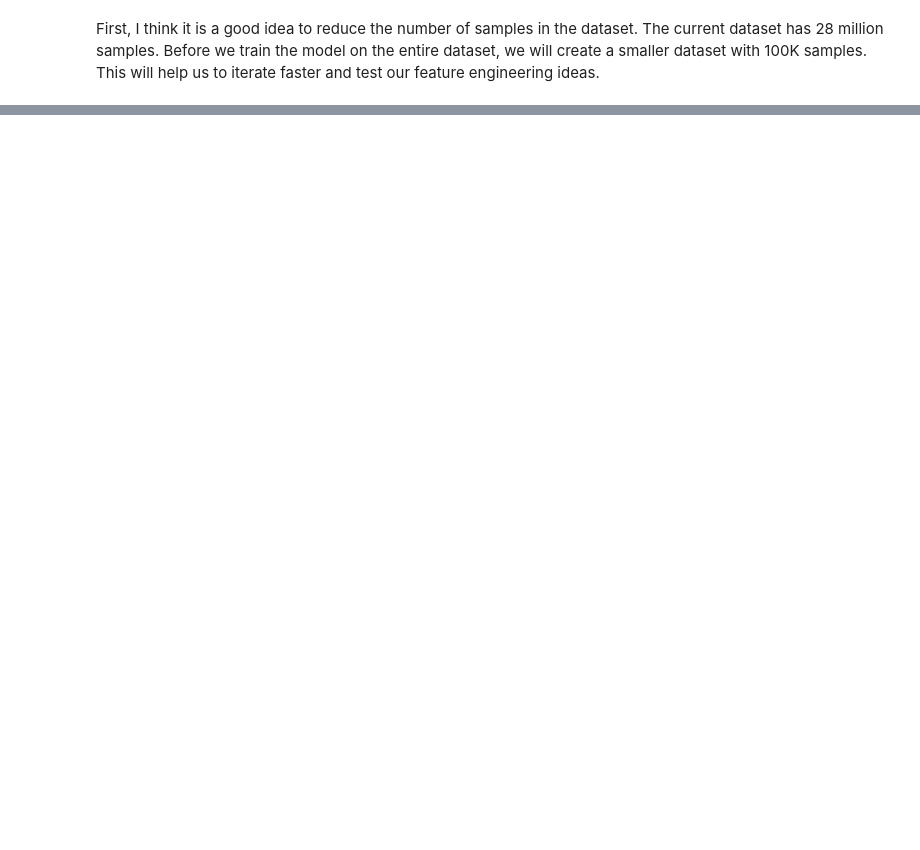
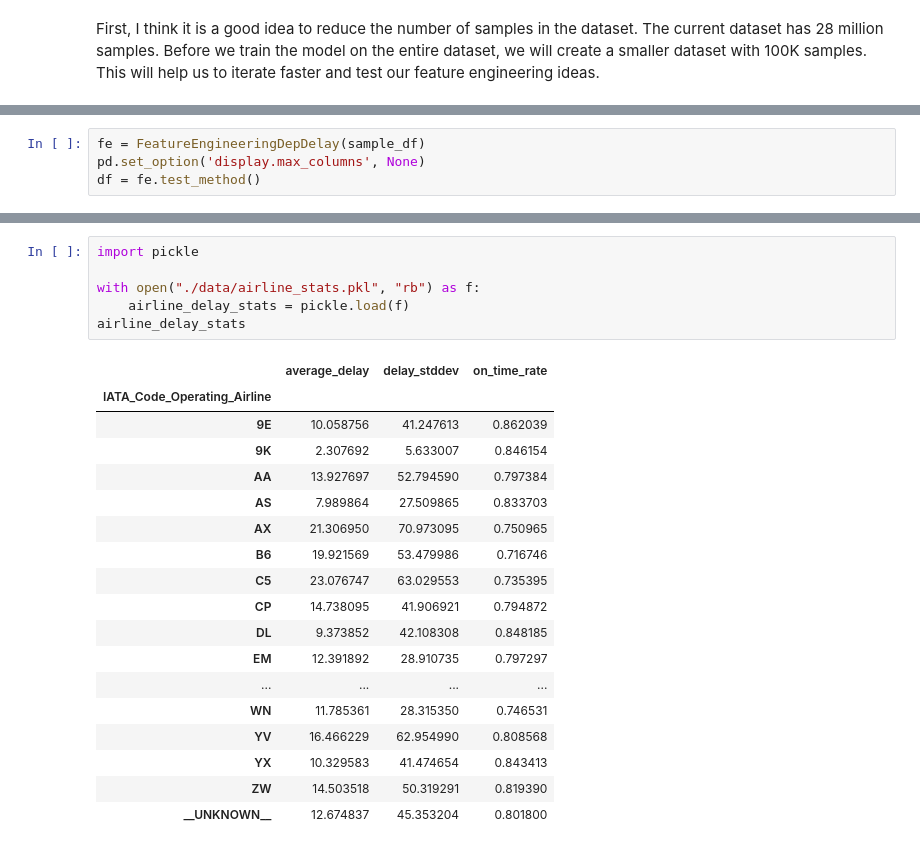
Before and after one commit to rashdul/flight-delay-prediction, a Jupyter notebook: notebooks/03_feature_engineering.ipynb, the cells around one changed output, grey strips where cells are left out. Saved outputs shown, nothing was run; the diff lists cells and outputs as text; blank space fills up the shorter version.

```diff
--- a/notebooks/03_feature_engineering.ipynb
+++ b/notebooks/03_feature_engineering.ipynb
@@ -22,0 +73,4 @@ sample_df.to_parquet("sample_df.parquet")
+# %%
+fe = FeatureEngineeringDepDelay(sample_df)
+pd.set_option('display.max_columns', None)
+df = fe.test_method()
@@ -22,0 +92,25 @@ sample_df.to_parquet("sample_df.parquet")
+# %%
+import pickle
+
+with open("./data/airline_stats.pkl", "rb") as f:
+    airline_delay_stats = pickle.load(f)
+airline_delay_stats
+# %% [output]
+|  | average_delay | delay_stddev | on_time_rate |
+| IATA_Code_Operating_Airline |  |  |  |
+| 9E | 10.058756 | 41.247613 | 0.862039 |
+| 9K | 2.307692 | 5.633007 | 0.846154 |
+| AA | 13.927697 | 52.794590 | 0.797384 |
+| AS | 7.989864 | 27.509865 | 0.833703 |
+| AX | 21.306950 | 70.973095 | 0.750965 |
+| B6 | 19.921569 | 53.479986 | 0.716746 |
+| C5 | 23.076747 | 63.029553 | 0.735395 |
+| CP | 14.738095 | 41.906921 | 0.794872 |
+| DL | 9.373852 | 42.108308 | 0.848185 |
+| EM | 12.391892 | 28.910735 | 0.797297 |
+| ... | ... | ... | ... |
+| WN | 11.785361 | 28.315350 | 0.746531 |
+| YV | 16.466229 | 62.954990 | 0.808568 |
+| YX | 10.329583 | 41.474654 | 0.843413 |
+| ZW | 14.503518 | 50.319291 | 0.819390 |
+| __UNKNOWN__ | 12.674837 | 45.353204 | 0.801800 |
```
Also changed, not shown: parts of 40 cells of this notebook, 10 other files.
